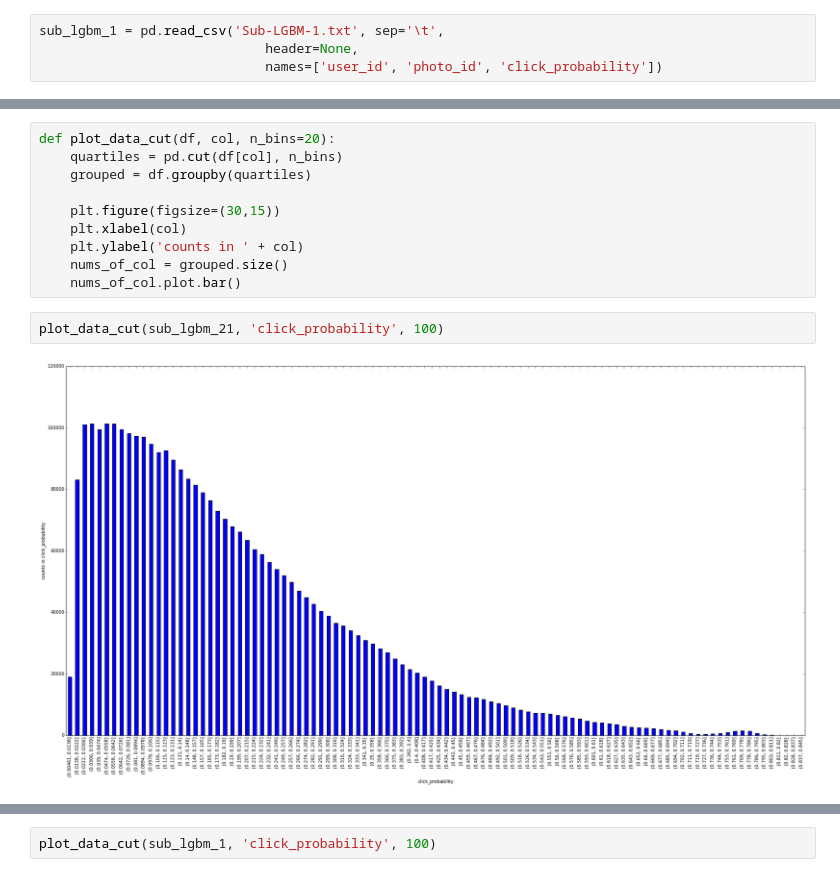
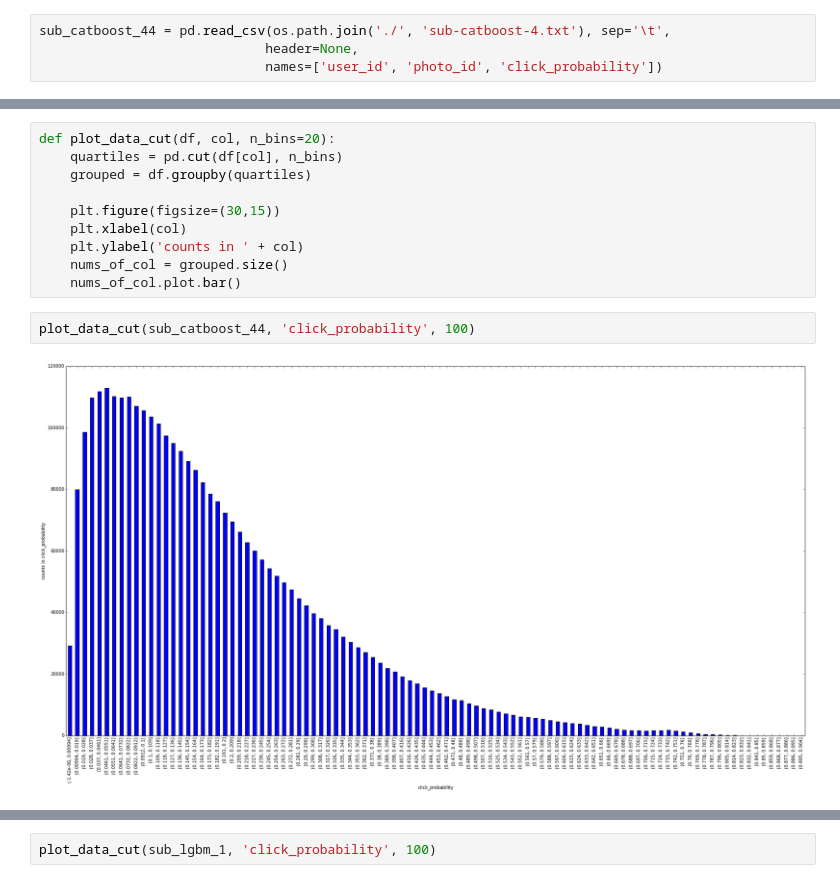
Before and after one commit to kitianFresh/kuaishou, a Jupyter notebook: models/train_test_val_distribution.ipynb, the cells around one changed output, grey strips where cells are left out. Cells and saved outputs as stored; diff of their text form.

```diff
--- a/models/train_test_val_distribution.ipynb
+++ b/models/train_test_val_distribution.ipynb
@@ -13,5 +32,5 @@ p = sns.color_palette()
 # %%
-sub_lgbm_1 = pd.read_csv('Sub-LGBM-1.txt', sep='\t',
+sub_catboost_44 = pd.read_csv(os.path.join('./', 'sub-catboost-4.txt'), sep='\t',
                              header=None,
                              names=['user_id', 'photo_id', 'click_probability'])
 # %%
@@ -53,6 +52,6 @@ def plot_data_cut(df, col, n_bins=20):
     nums_of_col = grouped.size()
     nums_of_col.plot.bar()
 # %%
-plot_data_cut(sub_lgbm_21, 'click_probability', 100)
+plot_data_cut(sub_catboost_44, 'click_probability', 100)
 # %% [output]
-[figure, old version]
+[figure, new version]
```
Also changed, not shown: parts of 31 cells of this notebook, 5 other files.
